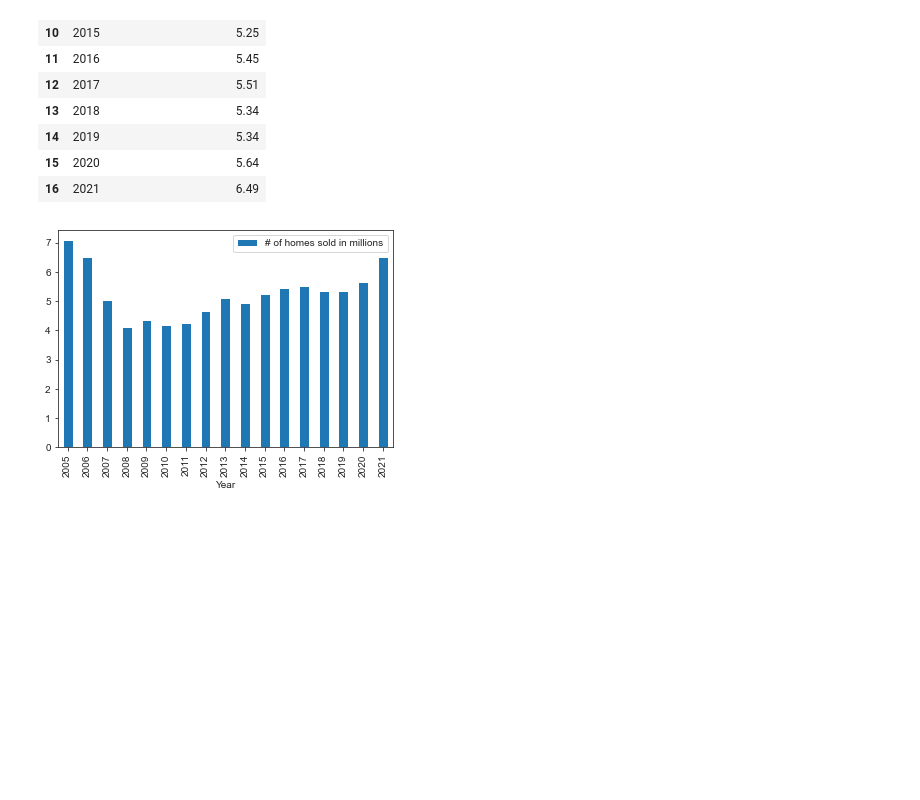
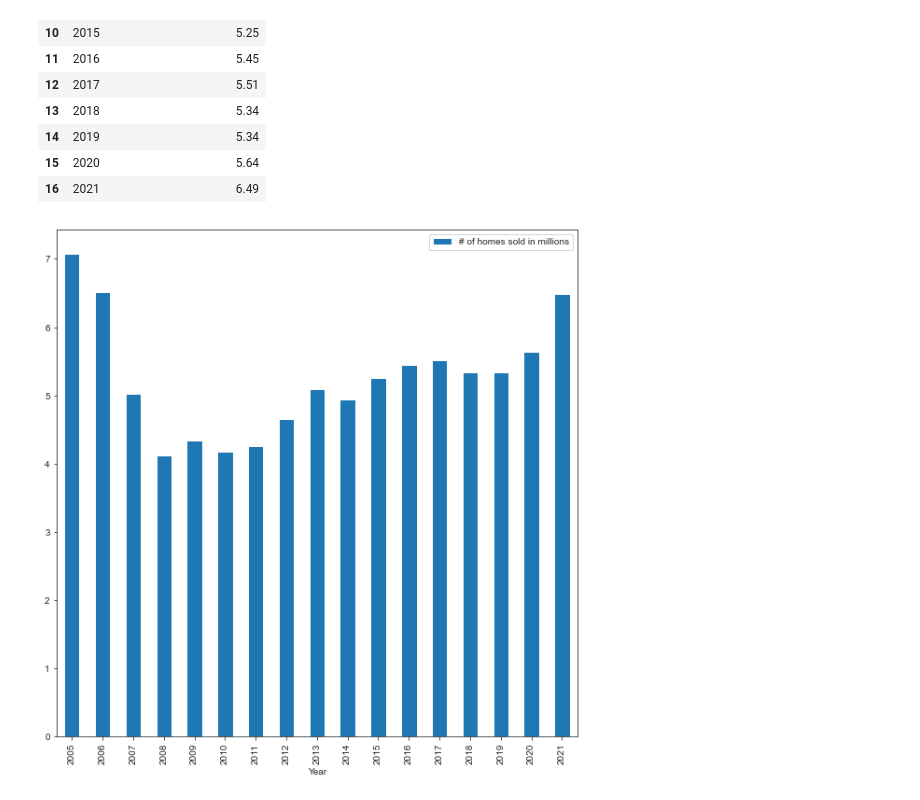
Before and after one commit to jrrameau2000/Housing_Market_Prediction, a Jupyter notebook: Project3.ipynb, the cells around one changed output. Drawn from its saved outputs; the diff is of its cells as text; code cells hidden in the pictures; blank space fills up the shorter version.

Commit message:
Add files via upload
updates to charts

```diff
--- a/Project3.ipynb
+++ b/Project3.ipynb
@@ -55,8 +64,10 @@ df2
 | 15 | 2020 | 5.64 |
 | 16 | 2021 | 6.49 |
 # %%
+# Visual of number of homes sold each year
+
 df2.plot.bar(x='Year')
 
-plt.rcParams['figure.figsize'] = (10,10)
+plt.rcParams['figure.figsize'] = (12,12)
 # %% [output]
-[figure, old version]
+[figure, new version]
```
Also changed, not shown: parts of 4 cells of this notebook.
